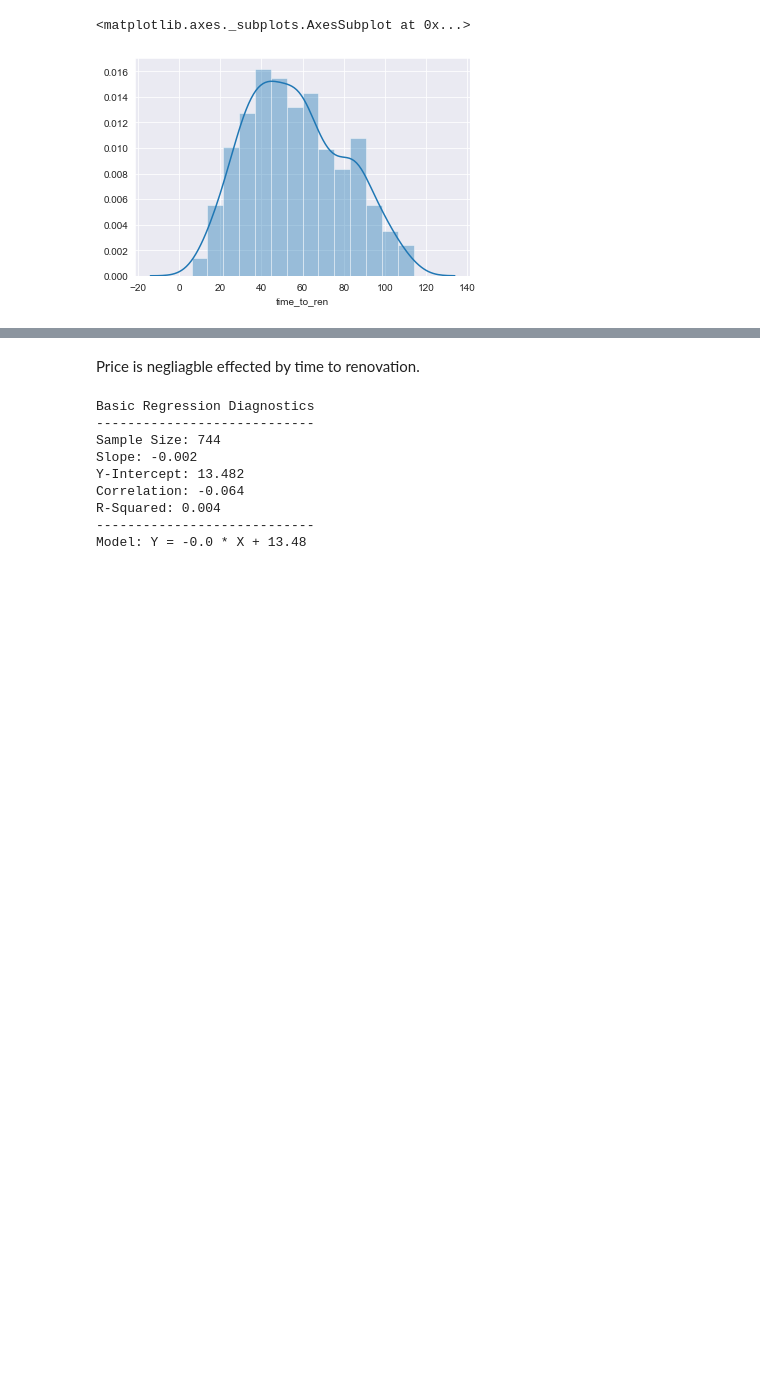
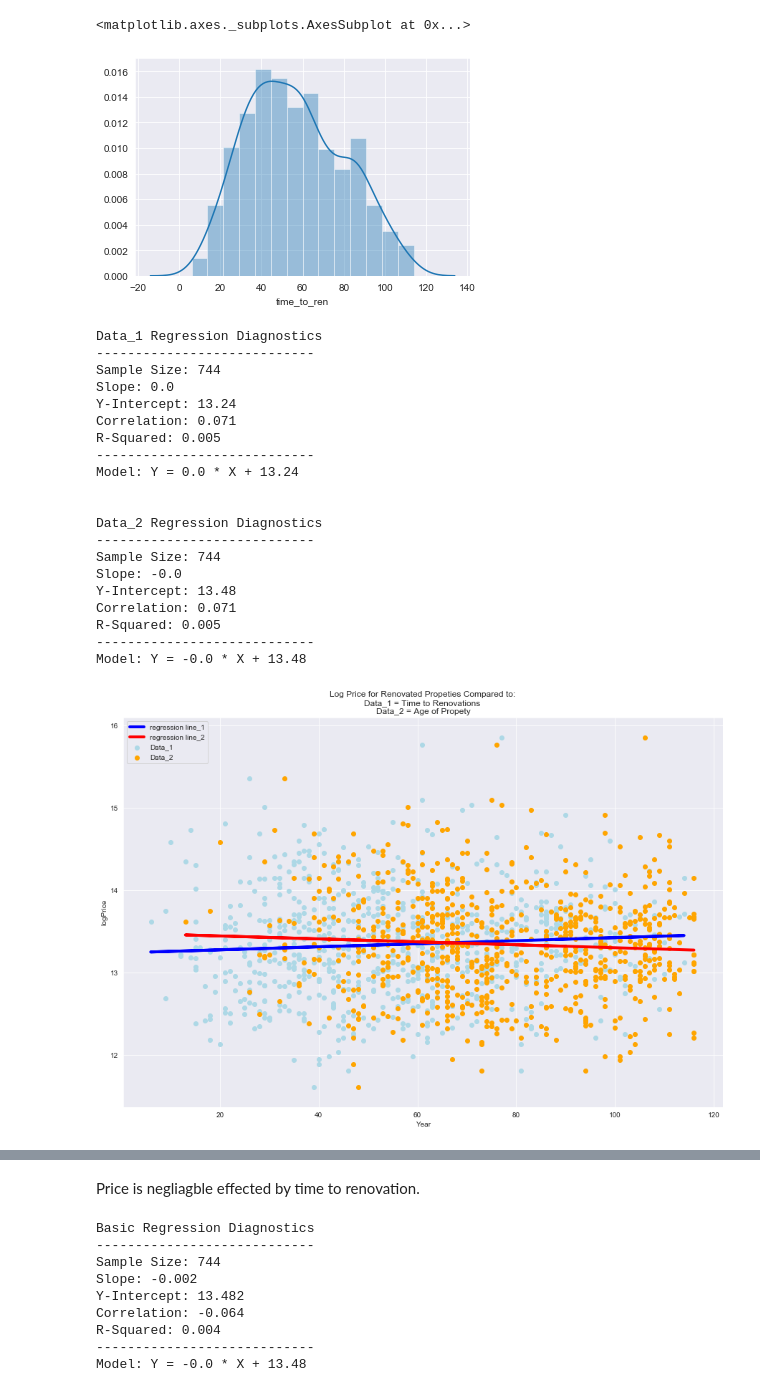
Before and after one commit to BanjiAjayi/Project1, a Jupyter notebook: Matt/Work Book 2.ipynb, the cells around one changed output, grey strips where cells are left out. Drawn from its saved outputs; the diff is of its cells as text; code cells hidden in the pictures; blank space fills up the shorter version.

```diff
--- a/Matt/Work Book 2.ipynb
+++ b/Matt/Work Book 2.ipynb
@@ -663,6 +679,33 @@ sns.distplot(df_ren['time_to_ren'])
 # %% [output]
 <matplotlib.axes._subplots.AxesSubplot at 0x...>
 [figure]
+# %%
+compare_reg_basic_and_plot(df_ren['time_to_ren'], df_ren['log_price'],
+                          df_ren['age'], df_ren['log_price'],
+                          "Log Price for Renovated Propeties Compared to: \nData_1 = Time to Renovations \nData_2 = Age of Propety",
+                           "Year", "logPrice")
+# %% [output]
+Data_1 Regression Diagnostics
+----------------------------
+Sample Size: 744
+Slope: 0.0
+Y-Intercept: 13.24
+Correlation: 0.071
+R-Squared: 0.005
+----------------------------
+Model: Y = 0.0 * X + 13.24
+
+
+Data_2 Regression Diagnostics
+----------------------------
+Sample Size: 744
+Slope: -0.0
+Y-Intercept: 13.48
+Correlation: 0.071
+R-Squared: 0.005
+----------------------------
+Model: Y = -0.0 * X + 13.48
+[figure, added]
 # %%
 reg_basic_and_plot(df_ren['time_to_ren'], df_ren['log_price'],
                    "Time to Renovations compared to Price", "Years to Renovation", "Log Price")
```
Also changed, not shown: parts of 44 cells of this notebook, 3 other files.
